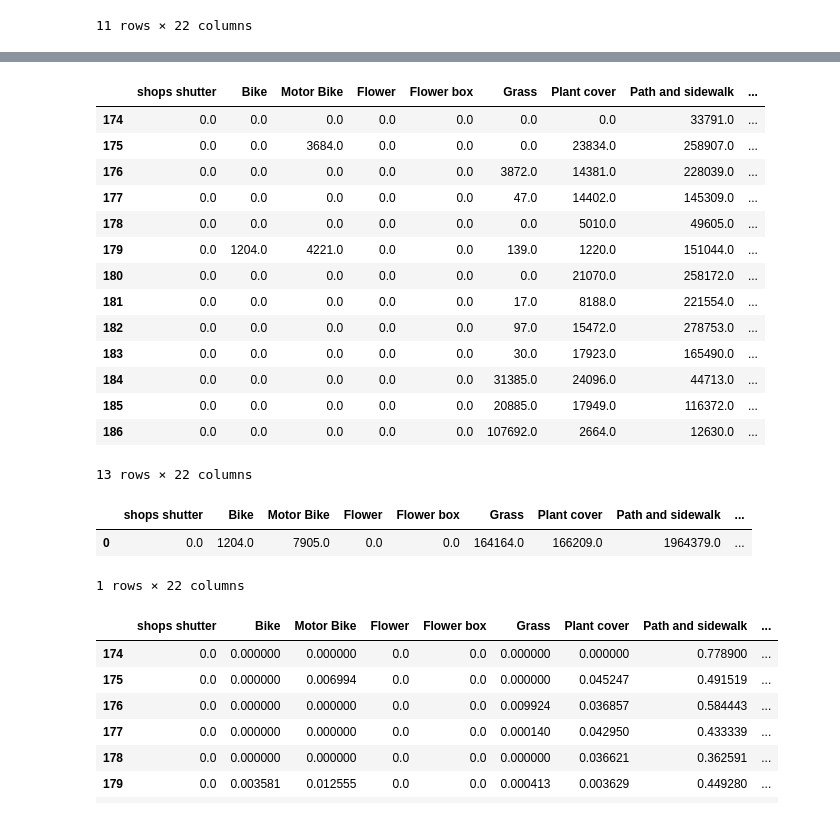
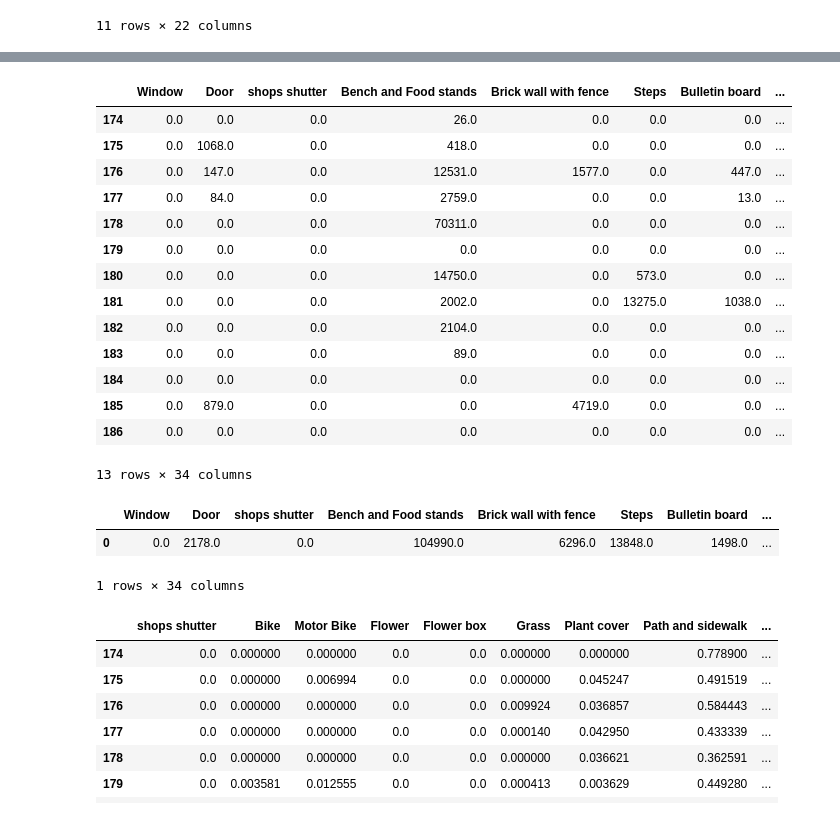
Before and after one commit to Hessam-Maniei/StreetPerception_ML, a Jupyter notebook: notebooks/copyresults.ipynb, the cells around one changed output, grey strips where cells are left out. Cells and saved outputs as stored; diff of their text form; code cells hidden in the pictures.

```diff
--- a/notebooks/copyresults.ipynb
+++ b/notebooks/copyresults.ipynb
@@ -1559,44 +1611,43 @@ street_part_means_162
 # %%
-analyzer = DataAnalyzer("/kaggle/working/droped_output.csv")
 df = analyzer.df
 
 # Drop the first row (index 0) and reset index
 df = df.drop(0).reset_index(drop=True)
 
 # Drop the first column
 df = df.iloc[: , 1:]
 
 # Select only rows 2 to 15 (Python index is zero-based, so rows 1 to 14)
 SepahMid_df = df.iloc[174:187 , :]
 
 # Show this subset
 display(SepahMid_df)
 
 # Now calculate column sums for this subset (numeric columns only)
 column_sums = SepahMid_df.select_dtypes(include='number').sum()
 
 # Convert to a clean DataFrame
 column_sums_df = pd.DataFrame(column_sums).T
 display(column_sums_df)
 # %% [output]
-|  | shops shutter | Bike | Motor Bike | Flower | Flower box | Grass | Plant cover | Path and sidewalk | ... |
-| 174 | 0.0 | 0.0 | 0.0 | 0.0 | 0.0 | 0.0 | 0.0 | 33791.0 | ... |
-| 175 | 0.0 | 0.0 | 3684.0 | 0.0 | 0.0 | 0.0 | 23834.0 | 258907.0 | ... |
-| 176 | 0.0 | 0.0 | 0.0 | 0.0 | 0.0 | 3872.0 | 14381.0 | 228039.0 | ... |
-| 177 | 0.0 | 0.0 | 0.0 | 0.0 | 0.0 | 47.0 | 14402.0 | 145309.0 | ... |
-| 178 | 0.0 | 0.0 | 0.0 | 0.0 | 0.0 | 0.0 | 5010.0 | 49605.0 | ... |
-| 179 | 0.0 | 1204.0 | 4221.0 | 0.0 | 0.0 | 139.0 | 1220.0 | 151044.0 | ... |
-| 180 | 0.0 | 0.0 | 0.0 | 0.0 | 0.0 | 0.0 | 21070.0 | 258172.0 | ... |
-| 181 | 0.0 | 0.0 | 0.0 | 0.0 | 0.0 | 17.0 | 8188.0 | 221554.0 | ... |
-| 182 | 0.0 | 0.0 | 0.0 | 0.0 | 0.0 | 97.0 | 15472.0 | 278753.0 | ... |
-| 183 | 0.0 | 0.0 | 0.0 | 0.0 | 0.0 | 30.0 | 17923.0 | 165490.0 | ... |
-| 184 | 0.0 | 0.0 | 0.0 | 0.0 | 0.0 | 31385.0 | 24096.0 | 44713.0 | ... |
-| 185 | 0.0 | 0.0 | 0.0 | 0.0 | 0.0 | 20885.0 | 17949.0 | 116372.0 | ... |
-| 186 | 0.0 | 0.0 | 0.0 | 0.0 | 0.0 | 107692.0 | 2664.0 | 12630.0 | ... |
+|  | Window | Door | shops shutter | Bench and Food stands | Brick wall with fence | Steps | Bulletin board | ... |
+| 174 | 0.0 | 0.0 | 0.0 | 26.0 | 0.0 | 0.0 | 0.0 | ... |
+| 175 | 0.0 | 1068.0 | 0.0 | 418.0 | 0.0 | 0.0 | 0.0 | ... |
+| 176 | 0.0 | 147.0 | 0.0 | 12531.0 | 1577.0 | 0.0 | 447.0 | ... |
+| 177 | 0.0 | 84.0 | 0.0 | 2759.0 | 0.0 | 0.0 | 13.0 | ... |
+| 178 | 0.0 | 0.0 | 0.0 | 70311.0 | 0.0 | 0.0 | 0.0 | ... |
+| 179 | 0.0 | 0.0 | 0.0 | 0.0 | 0.0 | 0.0 | 0.0 | ... |
+| 180 | 0.0 | 0.0 | 0.0 | 14750.0 | 0.0 | 573.0 | 0.0 | ... |
+| 181 | 0.0 | 0.0 | 0.0 | 2002.0 | 0.0 | 13275.0 | 1038.0 | ... |
+| 182 | 0.0 | 0.0 | 0.0 | 2104.0 | 0.0 | 0.0 | 0.0 | ... |
+| 183 | 0.0 | 0.0 | 0.0 | 89.0 | 0.0 | 0.0 | 0.0 | ... |
+| 184 | 0.0 | 0.0 | 0.0 | 0.0 | 0.0 | 0.0 | 0.0 | ... |
+| 185 | 0.0 | 879.0 | 0.0 | 0.0 | 4719.0 | 0.0 | 0.0 | ... |
+| 186 | 0.0 | 0.0 | 0.0 | 0.0 | 0.0 | 0.0 | 0.0 | ... |
-13 rows × 22 columns
+13 rows × 34 columns
-|  | shops shutter | Bike | Motor Bike | Flower | Flower box | Grass | Plant cover | Path and sidewalk | ... |
-| 0 | 0.0 | 1204.0 | 7905.0 | 0.0 | 0.0 | 164164.0 | 166209.0 | 1964379.0 | ... |
+|  | Window | Door | shops shutter | Bench and Food stands | Brick wall with fence | Steps | Bulletin board | ... |
+| 0 | 0.0 | 2178.0 | 0.0 | 104990.0 | 6296.0 | 13848.0 | 1498.0 | ... |
-1 rows × 22 columns
+1 rows × 34 columns
 # %%
 df_ratio_174 = SepahMid_df.div(SepahMid_df.sum(axis=1), axis=0)
 display(df_ratio_174)
```
Also changed, not shown: parts of 4 cells of this notebook, 1 other file.
